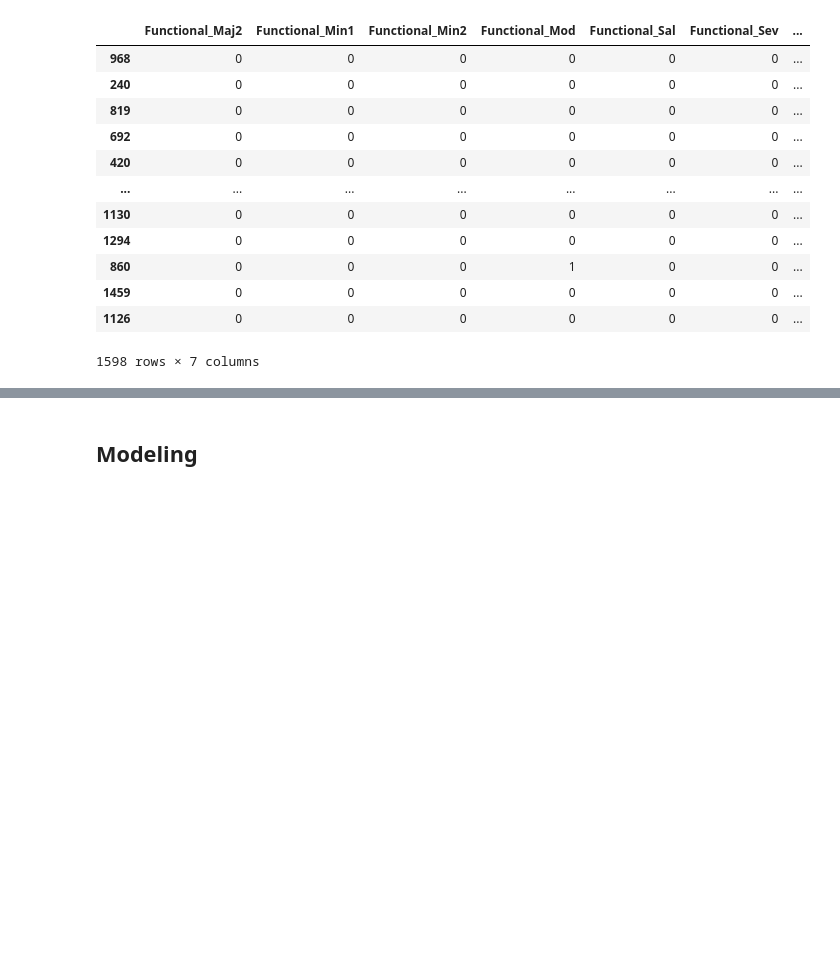
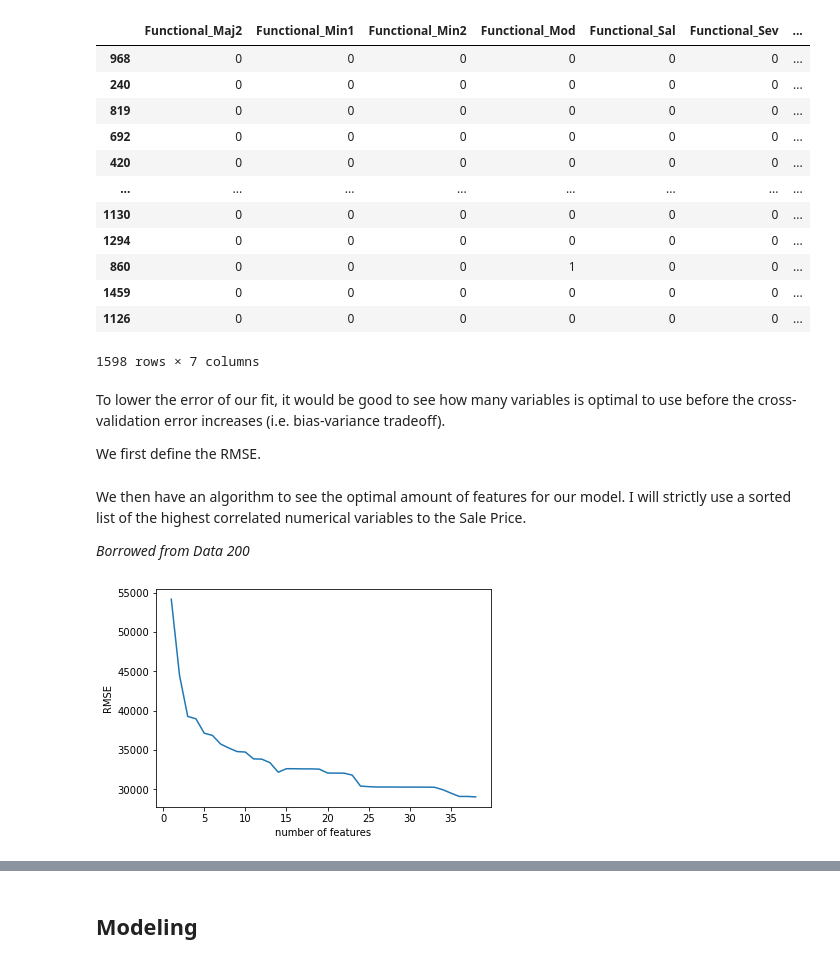
Before and after one commit to benchang123/Ames-Housing, a Jupyter notebook: Ames Housing Writeup.ipynb, the cells around one changed output, grey strips where cells are left out. Drawn from its saved outputs; the diff is of its cells as text; code cells hidden in the pictures; blank space fills up the shorter version.

Commit message:
added method to get optimal features

```diff
--- a/Ames Housing Writeup.ipynb
+++ b/Ames Housing Writeup.ipynb
@@ -257,3 +262,7 @@ pd.get_dummies(training_data["Functional"],drop_first=True,prefix="Functional")
 | 1459 | 0 | 0 | 0 | 0 | 0 | 0 | ... |
 | 1126 | 0 | 0 | 0 | 0 | 0 | 0 | ... |
 1598 rows × 7 columns
+# %% [markdown]
+To lower the error of our fit, it would be good to see how many variables is optimal to use before the cross-validation error increases (i.e. bias-variance tradeoff).
+
+We first define the RMSE.
@@ -259,0 +292,31 @@ pd.get_dummies(training_data["Functional"],drop_first=True,prefix="Functional")
+# %% [markdown]
+We then have an algorithm to see the optimal amount of features for our model. I will strictly use  a sorted list of the highest correlated numerical variables to the Sale Price.
+
+*Borrowed from Data 200*
+# %%
+train_error_vs_N = []
+test_error_vs_N = []
+linear_model=lm.LinearRegression()
+range_of_num_features = range(1, sale_price_corr.shape[0] + 1)
+kf = KFold(n_splits=5)
+
+for N in range_of_num_features:
+    sale_price_corr_first_N_features = sale_price_corr.iloc[:N]
+    saleprice=training_data['SalePrice'].drop(training_data.index[training_data[sale_price_corr.iloc[:N].index].isnull().any(1)])
+    indepVar=training_data[sale_price_corr_first_N_features.index].dropna()
+
+    linear_model.fit(indepVar, saleprice)
+    train_error_overfit = rmse(saleprice, linear_model.predict(indepVar))
+    train_error_vs_N.append(train_error_overfit)
+
+    #X_test_first_N_features = X_test2.iloc[:, :N]
+    #test_error_overfit = rmse(Y_test2, linear_model.predict(X_test_first_N_features))
+    #test_error_vs_N.append(test_error_overfit)
+
+plt.plot(range_of_num_features, train_error_vs_N)
+#plt.plot(range_of_num_features, test_error_vs_N)
+#plt.legend(["training", "test error"])
+plt.xlabel("number of features")
+plt.ylabel("RMSE");
+# %% [output]
+[figure, added]
```
Also changed, not shown: parts of 10 cells of this notebook.
